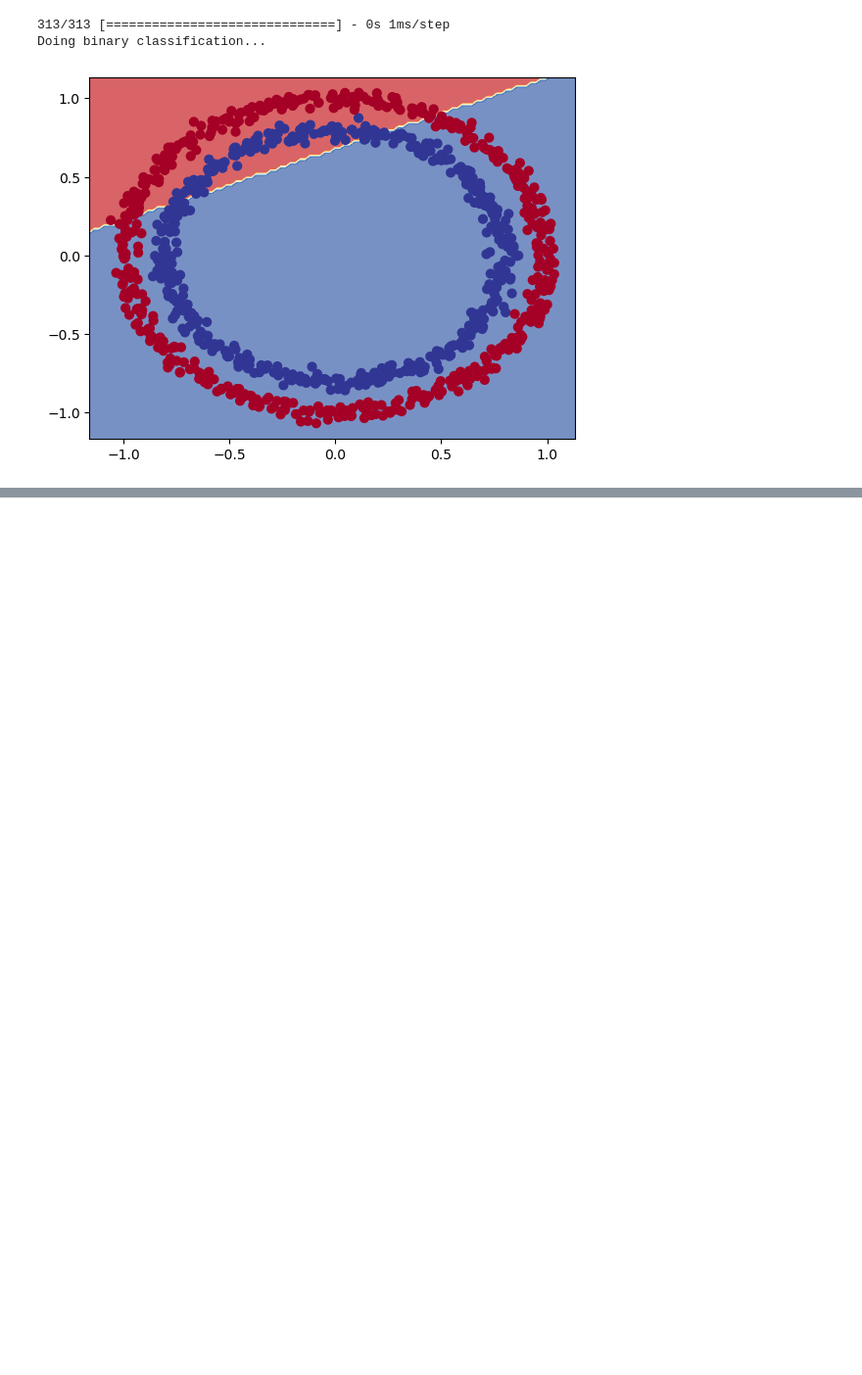
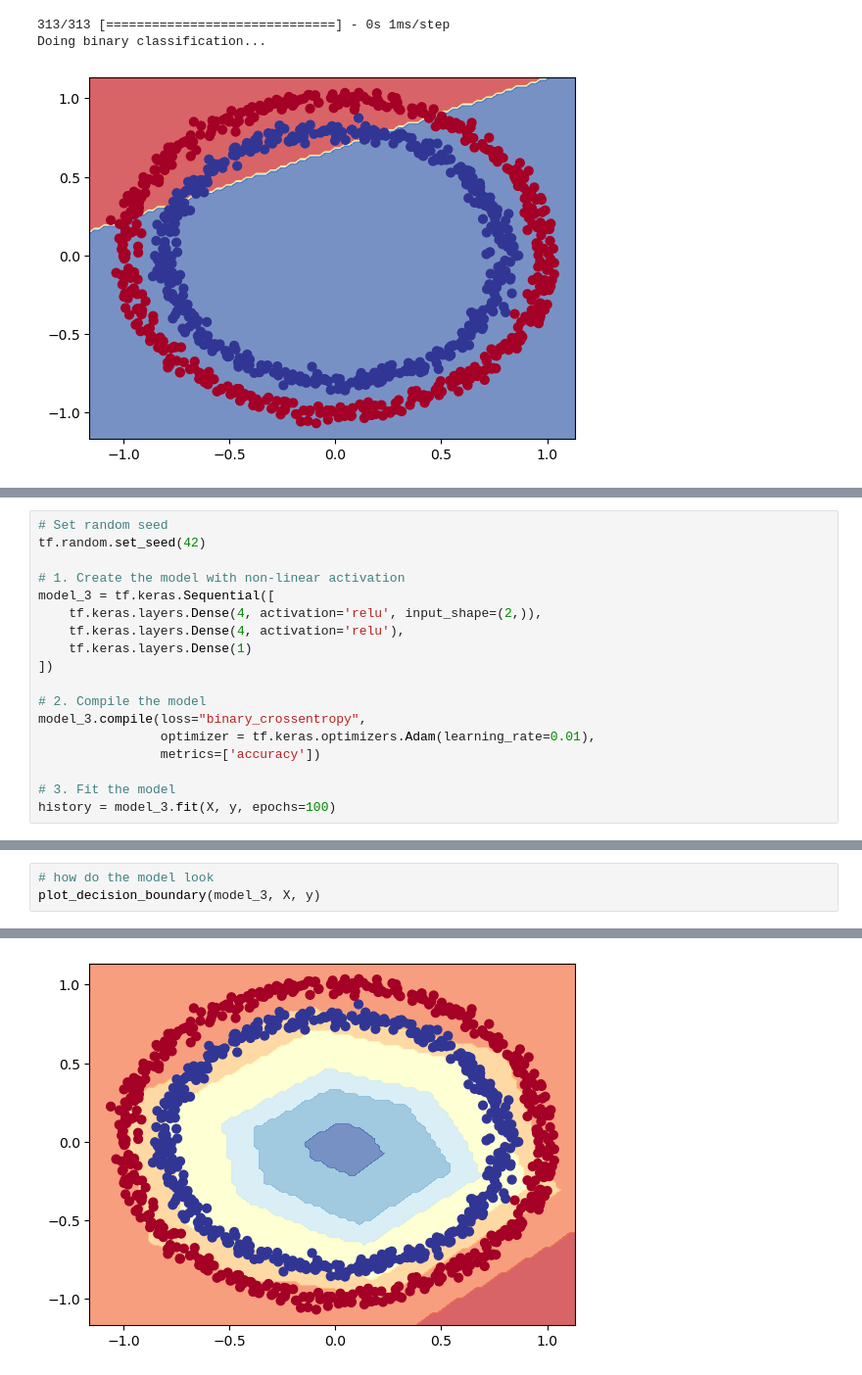
Before and after one commit to Abisoyesam/Deep-Learning-With-TensorFlow, a Jupyter notebook: 03 - Neural Network Classification/code/02 - Non-linearity.ipynb, the cells around one changed output, grey strips where cells are left out. Shown at 98% size. Drawn from its saved outputs; the diff is of its cells as text; blank space fills up the shorter version.

Commit message:
done non linearity

```diff
--- a/03 - Neural Network Classification/code/02 - Non-linearity.ipynb
+++ b/03 - Neural Network Classification/code/02 - Non-linearity.ipynb
@@ -127,0 +131,18 @@ Doing binary classification...
+# %%
+# Set random seed
+tf.random.set_seed(42)
+
+# 1. Create the model with non-linear activation
+model_3 = tf.keras.Sequential([
+    tf.keras.layers.Dense(4, activation='relu', input_shape=(2,)),
+    tf.keras.layers.Dense(4, activation='relu'),
+    tf.keras.layers.Dense(1)
+])
+
+# 2. Compile the model
+model_3.compile(loss="binary_crossentropy",
+                optimizer = tf.keras.optimizers.Adam(learning_rate=0.01),
+                metrics=['accuracy'])
+
+# 3. Fit the model
+history = model_3.fit(X, y, epochs=100)
@@ -127,0 +173,4 @@ Doing binary classification...
+# %%
+# how do the model look
+plot_decision_boundary(model_3, X, y)
+# %% [output]
@@ -127,0 +179 @@ Doing binary classification...
+[figure, added]
```
Also changed, not shown: parts of 25 cells of this notebook, 3 other files.
